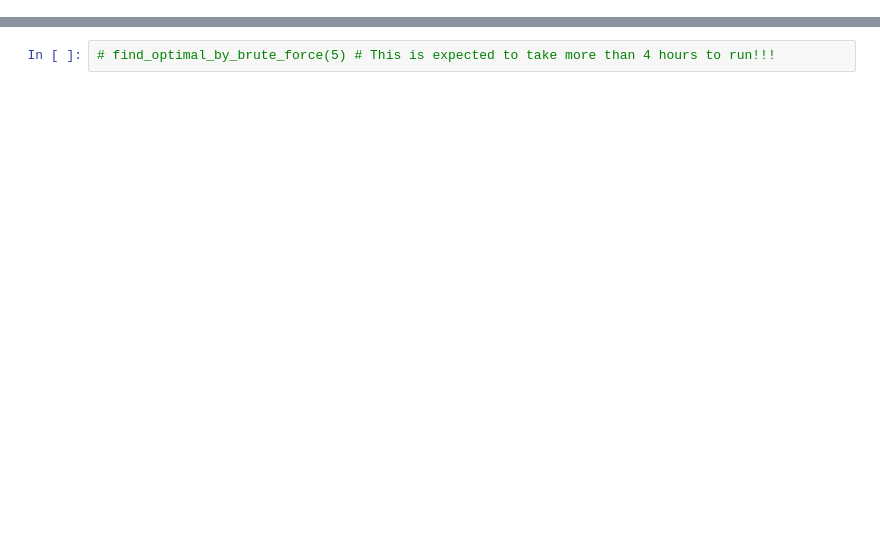
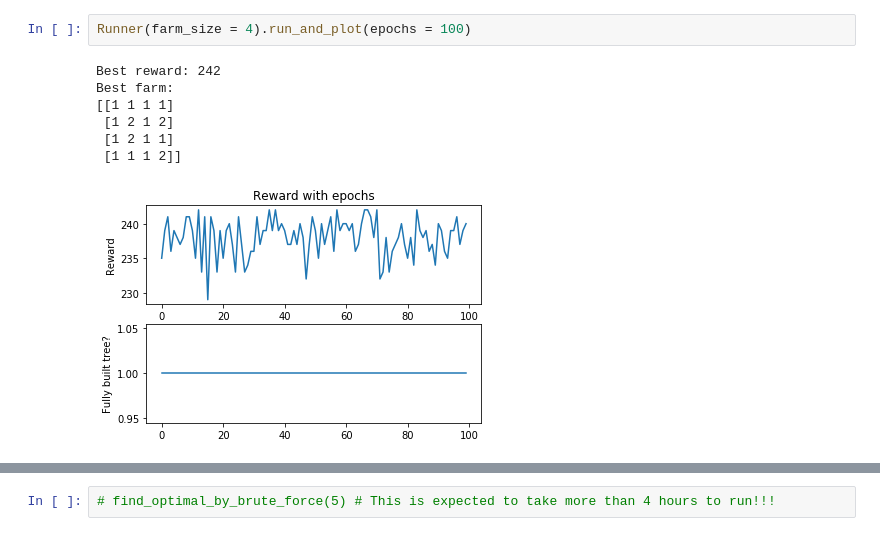
Before and after one commit to PradeepKadubandi/rl-agri, a Jupyter notebook: driver_notebook.ipynb, the cells around one changed output, grey strips where cells are left out. Cells and saved outputs as stored; diff of their text form; blank space fills up the shorter version.

```diff
--- a/driver_notebook.ipynb
+++ b/driver_notebook.ipynb
@@ -69,0 +86,10 @@ print (best_farm)
+# %%
+Runner(farm_size = 4).run_and_plot(epochs = 100)
+# %% [output]
+Best reward: 242
+Best farm:
+[[1 1 1 1]
+ [1 2 1 2]
+ [1 2 1 1]
+ [1 1 1 2]]
+[figure, added]
```
Also changed, not shown: parts of 15 cells of this notebook.
